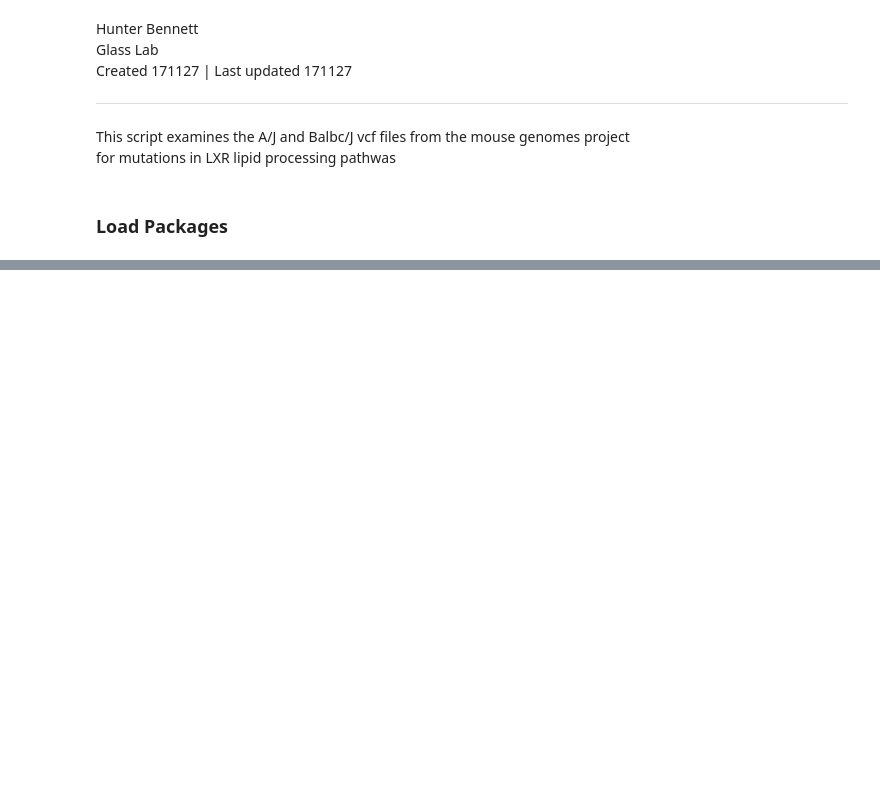
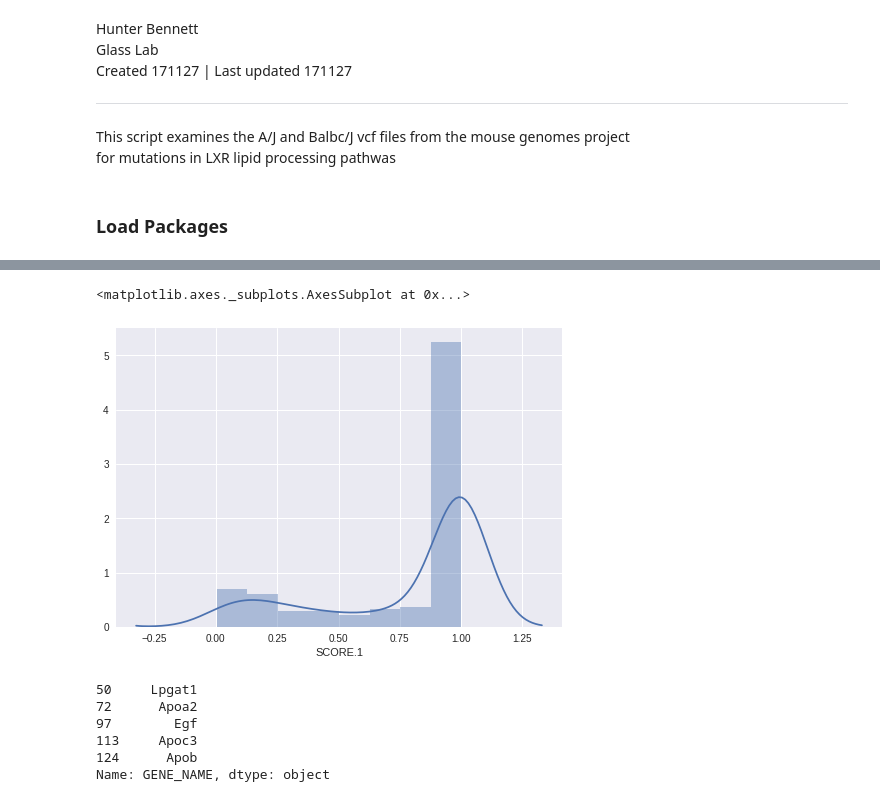
Before and after one commit to HunterBennett/liverStrains, a Jupyter notebook: results/171127_Strain_LXR_Pathway_SNPs.ipynb, the cells around one changed output, grey strips where cells are left out. Cells and saved outputs as stored; diff of their text form; code cells hidden in the pictures; blank space fills up the shorter version.

```diff
--- a/results/171127_Strain_LXR_Pathway_SNPs.ipynb
+++ b/results/171127_Strain_LXR_Pathway_SNPs.ipynb
@@ -33,0 +362,14 @@ for i in vcfs:
+# %%
+sns.distplot(balb_prov['SCORE.1'].dropna())
+# %% [output]
+<matplotlib.axes._subplots.AxesSubplot at 0x...>
+[figure, added]
+# %%
+aj_prov[aj_bad_muts].GENE_NAME.drop_duplicates()
+# %% [output]
+50     Lpgat1
+72      Apoa2
+97        Egf
+113     Apoc3
+124      Apob
+Name: GENE_NAME, dtype: object
```
Also changed, not shown: parts of 35 cells of this notebook, 1 other file.
